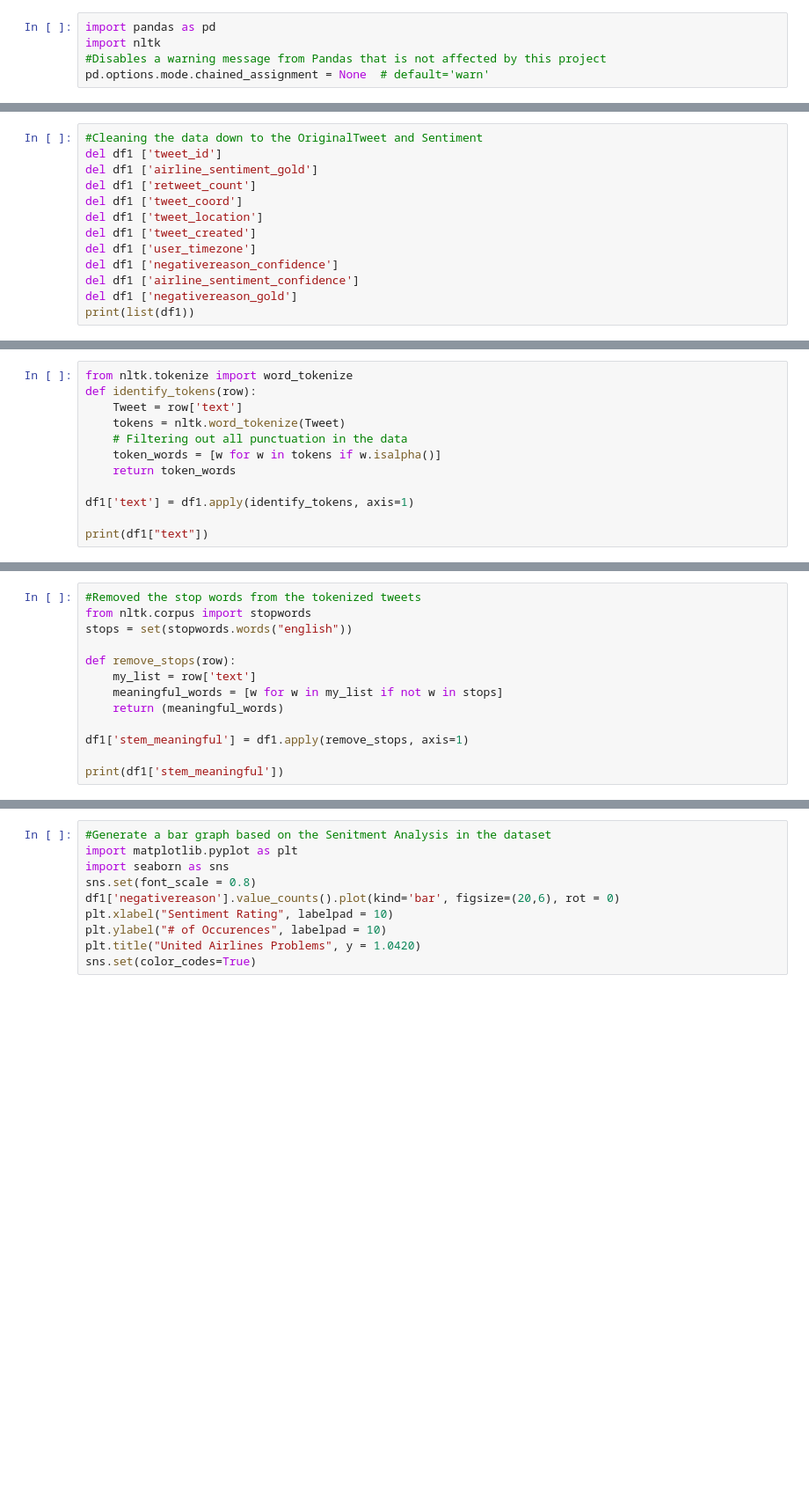
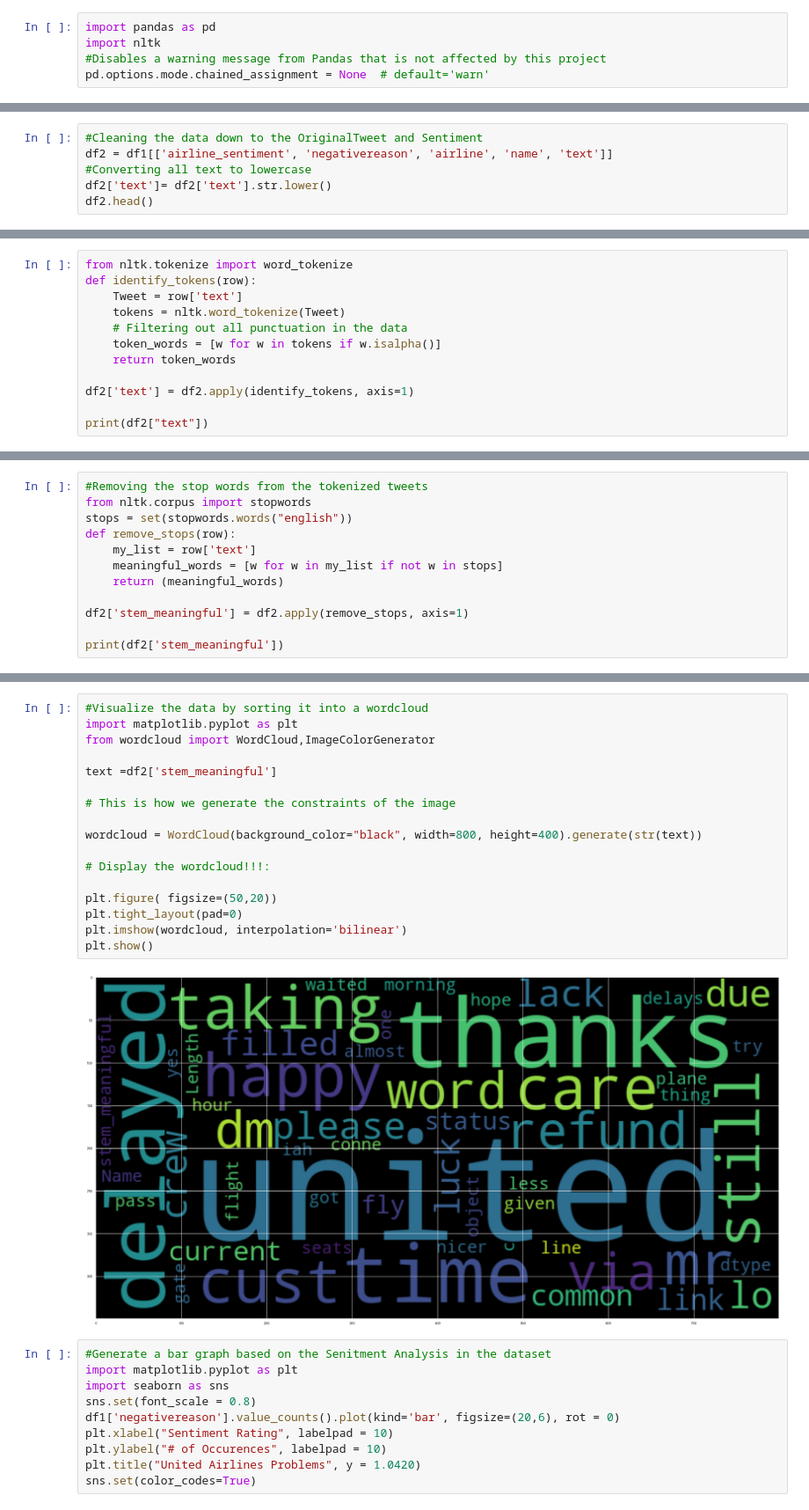
Before and after one commit to NotJuiceton/4730_Final, a Jupyter notebook: 4730FinalProject.ipynb, the cells around one changed output, grey strips where cells are left out. Shown at 88% size. Drawn from its saved outputs; the diff is of its cells as text; blank space fills up the shorter version.

```diff
--- a/4730FinalProject.ipynb
+++ b/4730FinalProject.ipynb
@@ -30,14 +42,7 @@ df1.head()
 # %%
 #Cleaning the data down to the OriginalTweet and Sentiment
-del df1 ['tweet_id']
-del df1 ['airline_sentiment_gold']
-del df1 ['retweet_count']
-del df1 ['tweet_coord']
-del df1 ['tweet_location']
-del df1 ['tweet_created']
-del df1 ['user_timezone']
-del df1 ['negativereason_confidence']
-del df1 ['airline_sentiment_confidence']
-del df1 ['negativereason_gold']
-print(list(df1))
+df2 = df1[['airline_sentiment', 'negativereason', 'airline', 'name', 'text']]
+#Converting all text to lowercase
+df2['text']= df2['text'].str.lower()
+df2.head()
 # %% [output]
@@ -51,8 +61,8 @@ def identify_tokens(row):
     token_words = [w for w in tokens if w.isalpha()]
     return token_words
 
-df1['text'] = df1.apply(identify_tokens, axis=1)
+df2['text'] = df2.apply(identify_tokens, axis=1)
 
-print(df1["text"])
+print(df2["text"])
 # %% [output]
 504                                      [united, thanks]
@@ -69,16 +79,15 @@ print(df1["text"])
 Name: text, Length: 3822, dtype: object
 # %%
-#Removed the stop words from the tokenized tweets
+#Removing the stop words from the tokenized tweets
 from nltk.corpus import stopwords
 stops = set(stopwords.words("english"))
-
 def remove_stops(row):
     my_list = row['text']
     meaningful_words = [w for w in my_list if not w in stops]
     return (meaningful_words)
 
-df1['stem_meaningful'] = df1.apply(remove_stops, axis=1)
+df2['stem_meaningful'] = df2.apply(remove_stops, axis=1)
 
-print(df1['stem_meaningful'])
+print(df2['stem_meaningful'])
 # %% [output]
 504                                      [united, thanks]
@@ -95,4 +104,23 @@ print(df1['stem_meaningful'])
 Name: stem_meaningful, Length: 3822, dtype: object
+# %%
+#Visualize the data by sorting it into a wordcloud
+import matplotlib.pyplot as plt
+from wordcloud import WordCloud,ImageColorGenerator
+
+text =df2['stem_meaningful']
+
+# This is how we generate the constraints of the image
+
+wordcloud = WordCloud(background_color="black", width=800, height=400).generate(str(text))
+
+# Display the wordcloud!!!:
+
+plt.figure( figsize=(50,20))
+plt.tight_layout(pad=0)
+plt.imshow(wordcloud, interpolation='bilinear')
+plt.show()
+# %% [output]
+[figure, added]
 # %%
 #Generate a bar graph based on the Senitment Analysis in the dataset
 import matplotlib.pyplot as plt
```
Also changed, not shown: parts of 5 cells of this notebook.
